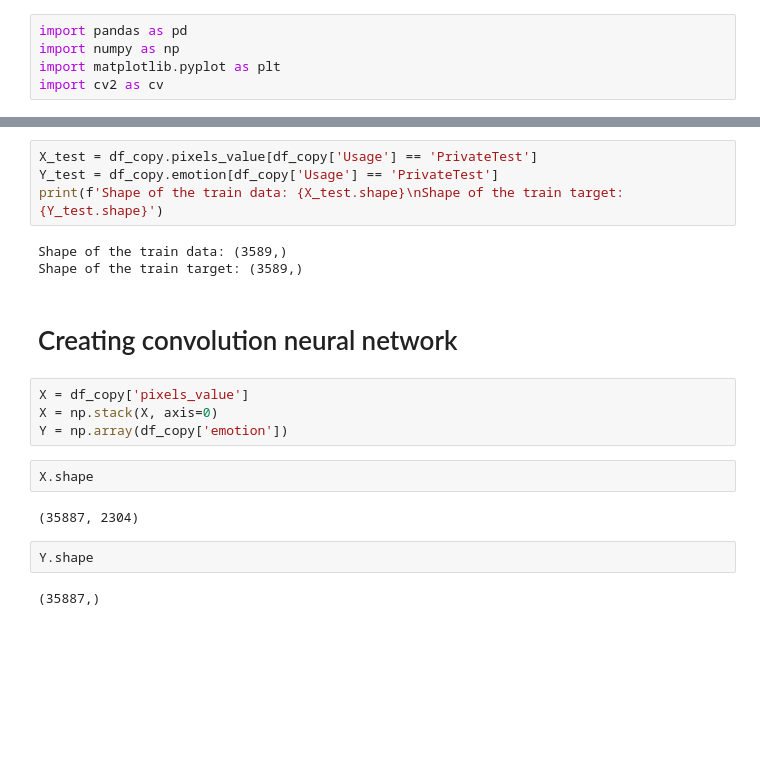
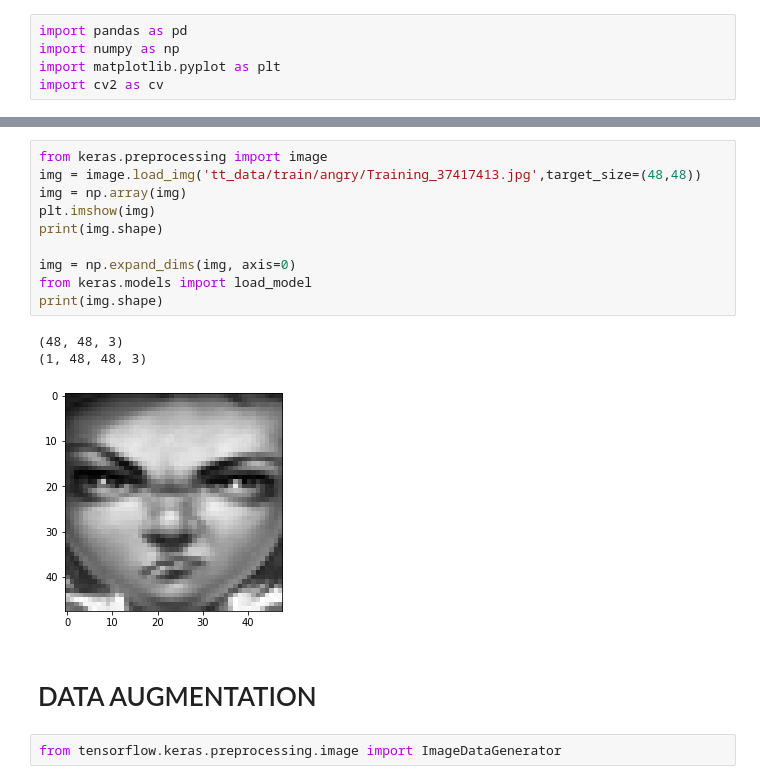
Before and after one commit to Rekha5649/emotion_based_music_recommendation, a Jupyter notebook: emotion.ipynb, the cells around one changed output, grey strips where cells are left out. Saved outputs shown, nothing was run; the diff lists cells and outputs as text; blank space fills up the shorter version.

Commit message:
CNN model

```diff
--- a/emotion.ipynb
+++ b/emotion.ipynb
@@ -174,21 +66,18 @@ Shape of the train target: (3589,)
-# %%
-X_test = df_copy.pixels_value[df_copy['Usage'] == 'PrivateTest']
-Y_test = df_copy.emotion[df_copy['Usage'] == 'PrivateTest']
-print(f'Shape of the train data: {X_test.shape}\nShape of the train target: {Y_test.shape}')
-# %% [output]
-Shape of the train data: (3589,)
-Shape of the train target: (3589,)
-# %% [markdown]
-# Creating convolution neural network
-# %%
-X = df_copy['pixels_value']
-X = np.stack(X, axis=0)
-Y = np.array(df_copy['emotion'])
-# %%
-X.shape
-# %% [output]
-(35887, 2304)
-# %%
-Y.shape
-# %% [output]
-(35887,)
+# %%
+from keras.preprocessing import image
+img = image.load_img('tt_data/train/angry/Training_37417413.jpg',target_size=(48,48))
+img = np.array(img)
+plt.imshow(img)
+print(img.shape)
+
+img = np.expand_dims(img, axis=0)
+from keras.models import load_model
+print(img.shape)
+# %% [output]
+(48, 48, 3)
+(1, 48, 48, 3)
+[figure, added]
+# %% [markdown]
+# DATA AUGMENTATION
+# %%
+from tensorflow.keras.preprocessing.image import ImageDataGenerator
```
Also changed, not shown: parts of 60 cells of this notebook.
